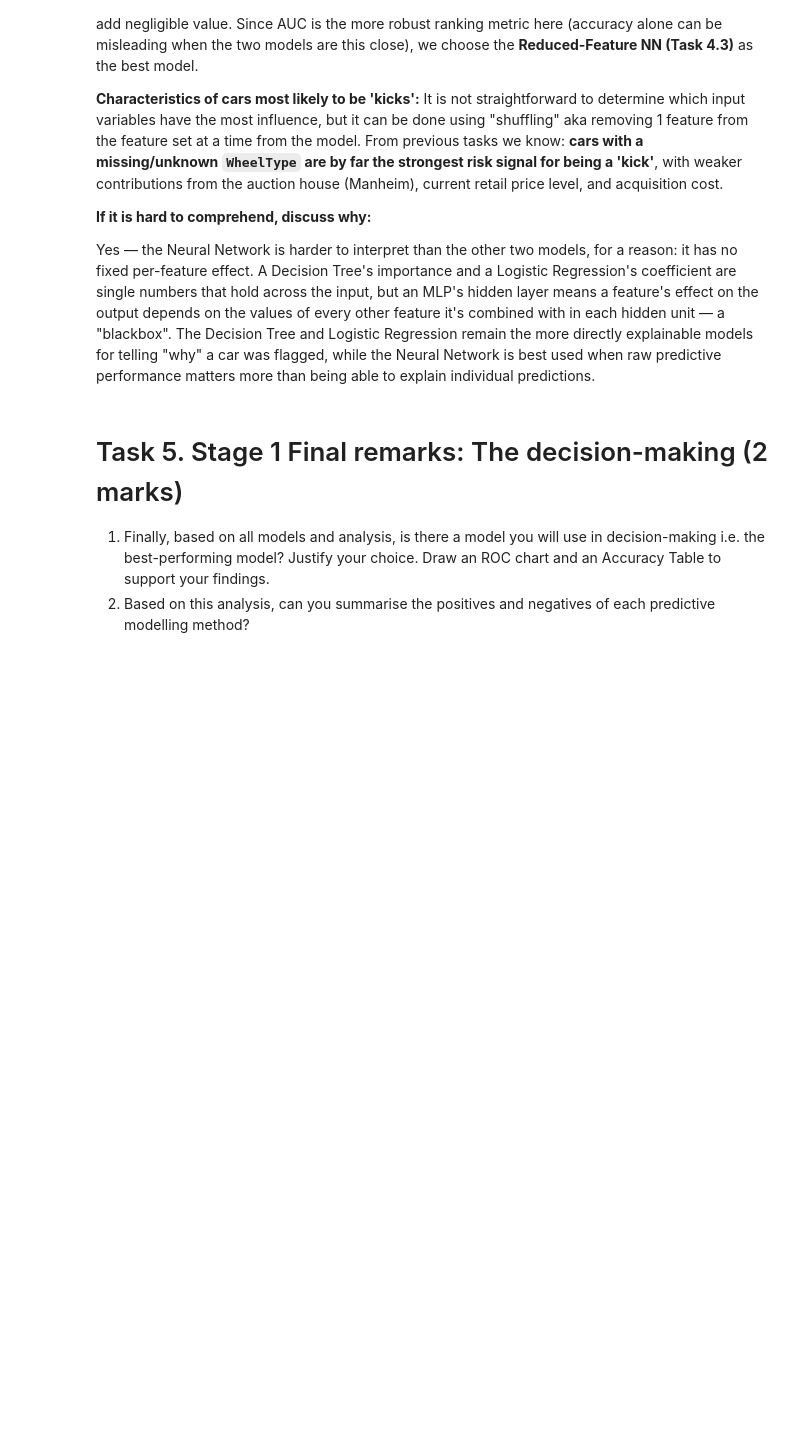
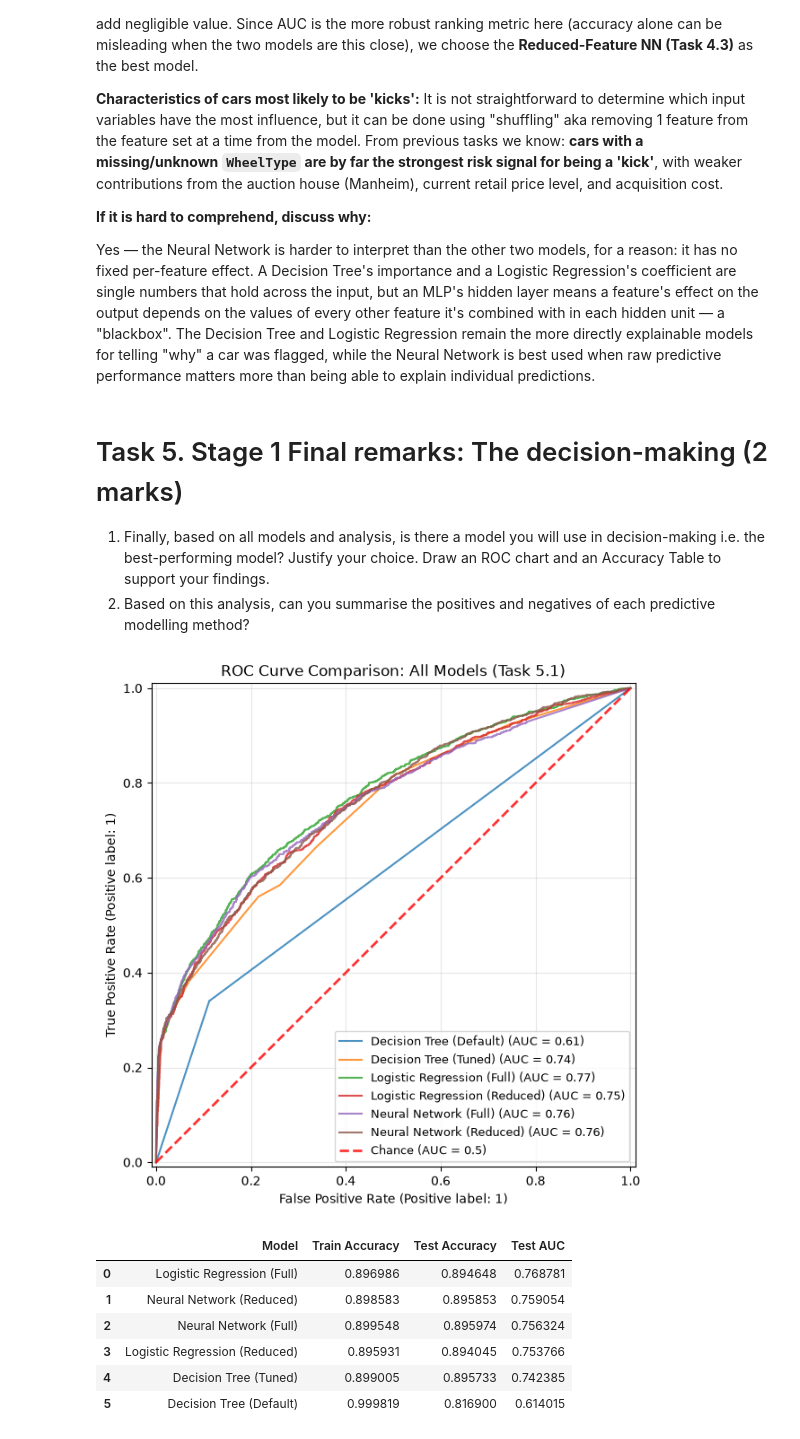
Before and after one commit to dmitrynovik/ml-a1a, a Jupyter notebook: 1a.ipynb, the cells around one changed output. Cells and saved outputs as stored; diff of their text form; code cells hidden in the pictures; blank space fills up the shorter version.

Commit message:
Task 5

```diff
--- a/1a.ipynb
+++ b/1a.ipynb
@@ -882,3 +882,40 @@ Yes — the Neural Network is harder to interpret than the other two models, for
 # Task 5. Stage 1 Final remarks: The decision-making (2 marks)
 1. Finally, based on all models and analysis, is there a model you will use in decision-making i.e. the best-performing model? Justify your choice. Draw an ROC chart and an Accuracy Table to support your findings.
 2. Based on this analysis, can you summarise the positives and negatives of each predictive modelling method?
+# %%
+# Task 5.1: Compile an accuracy table and ROC chart across every model built in this notebook
+model_summary = [
+    ("Decision Tree (Default)", dt_default, X_train, X_test),
+    ("Decision Tree (Tuned)", best_dt, X_train, X_test),
+    ("Logistic Regression (Full)", best_lr, X_train_scaled, X_test_scaled),
+    ("Logistic Regression (Reduced)", best_lr_red, X_train_reduced, X_test_reduced),
+    ("Neural Network (Full)", best_nn_1, X_train_scaled, X_test_scaled),
+    ("Neural Network (Reduced)", best_nn_2, X_train_reduced, X_test_reduced),
+]
+
+rows = []
+fig, ax = plt.subplots(figsize=(9, 7))
+for name, model, X_tr, X_te in model_summary:
+    train_acc = accuracy_score(y_train, model.predict(X_tr))
+    test_acc = accuracy_score(y_test, model.predict(X_te))
+    auc = roc_auc_score(y_test, model.predict_proba(X_te)[:, 1])
+    rows.append({"Model": name, "Train Accuracy": train_acc, "Test Accuracy": test_acc, "Test AUC": auc})
+    RocCurveDisplay.from_estimator(model, X_te, y_test, ax=ax, name=name, alpha=0.8)
+
+ax.plot([0, 1], [0, 1], linestyle='--', lw=2, color='r', label='Chance (AUC = 0.5)', alpha=.8)
+ax.set_title('ROC Curve Comparison: All Models (Task 5.1)')
+ax.legend(fontsize=9)
+plt.grid(True, alpha=0.3)
+plt.show()
+
+accuracy_table = pd.DataFrame(rows).sort_values("Test AUC", ascending=False).reset_index(drop=True)
+accuracy_table
+# %% [output]
+[figure, added]
+|  | Model | Train Accuracy | Test Accuracy | Test AUC |
+| 0 | Logistic Regression (Full) | 0.896986 | 0.894648 | 0.768781 |
+| 1 | Neural Network (Reduced) | 0.898583 | 0.895853 | 0.759054 |
+| 2 | Neural Network (Full) | 0.899548 | 0.895974 | 0.756324 |
+| 3 | Logistic Regression (Reduced) | 0.895931 | 0.894045 | 0.753766 |
+| 4 | Decision Tree (Tuned) | 0.899005 | 0.895733 | 0.742385 |
+| 5 | Decision Tree (Default) | 0.999819 | 0.816900 | 0.614015 |
```
Also changed, not shown: parts of 2 cells of this notebook.
